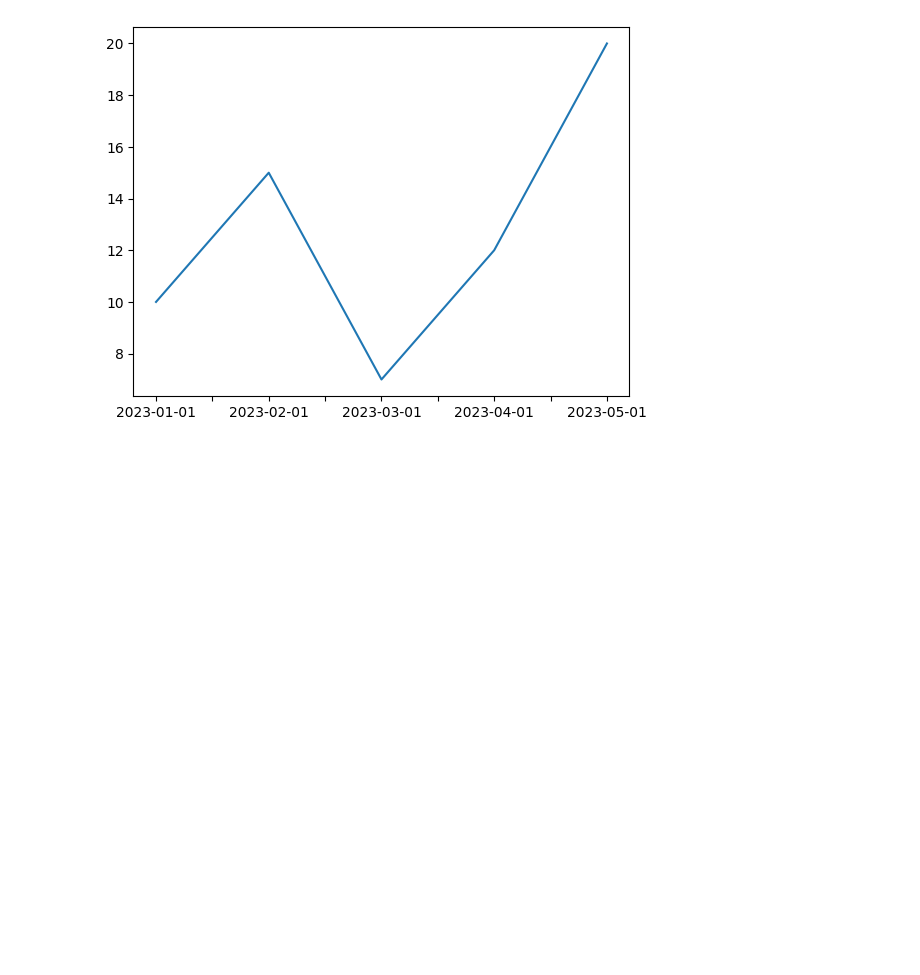
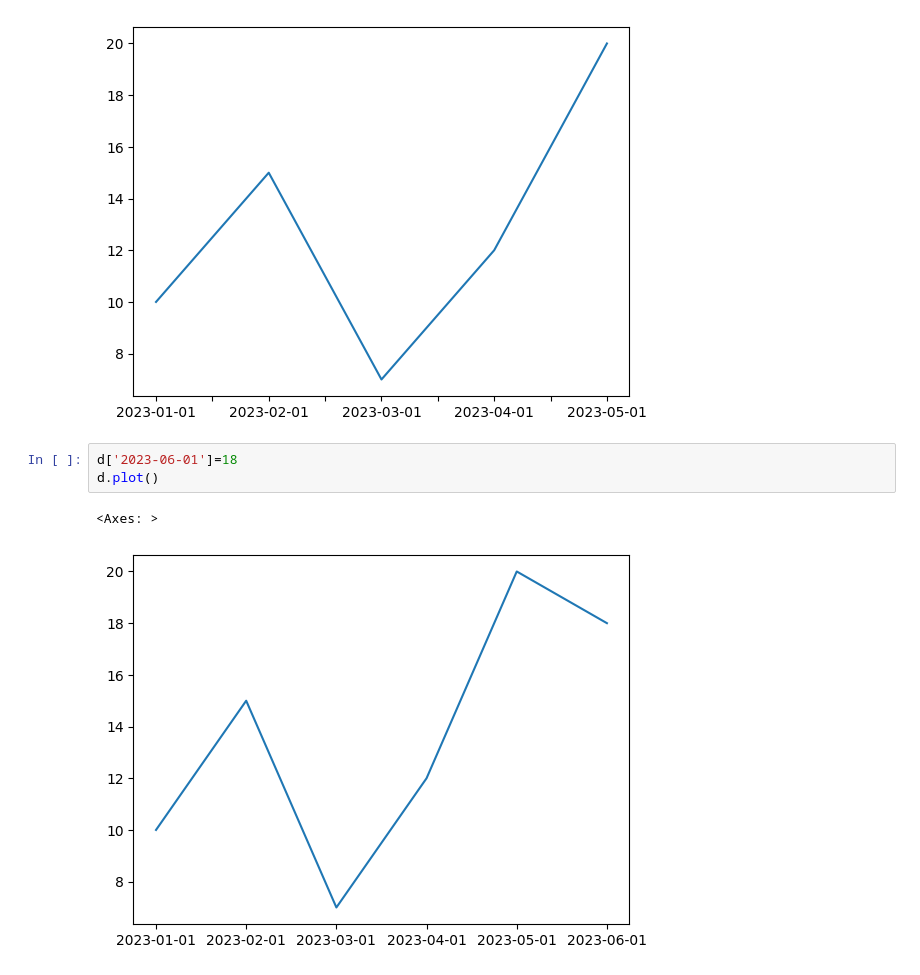
Before and after one commit to asef69/Data-Science-with-Gen-AI, a Jupyter notebook: Data Toolkit/pandas advance 4.ipynb, the cells around one changed output. Drawn from its saved outputs; the diff is of its cells as text; blank space fills up the shorter version.

```diff
--- a/Data Toolkit/pandas advance 4.ipynb
+++ b/Data Toolkit/pandas advance 4.ipynb
@@ -321,3 +321,9 @@ d.plot()
 # %% [output]
 <Axes: >
 [figure]
+# %%
+d['2023-06-01']=18
+d.plot()
+# %% [output]
+<Axes: >
+[figure, added]
```
